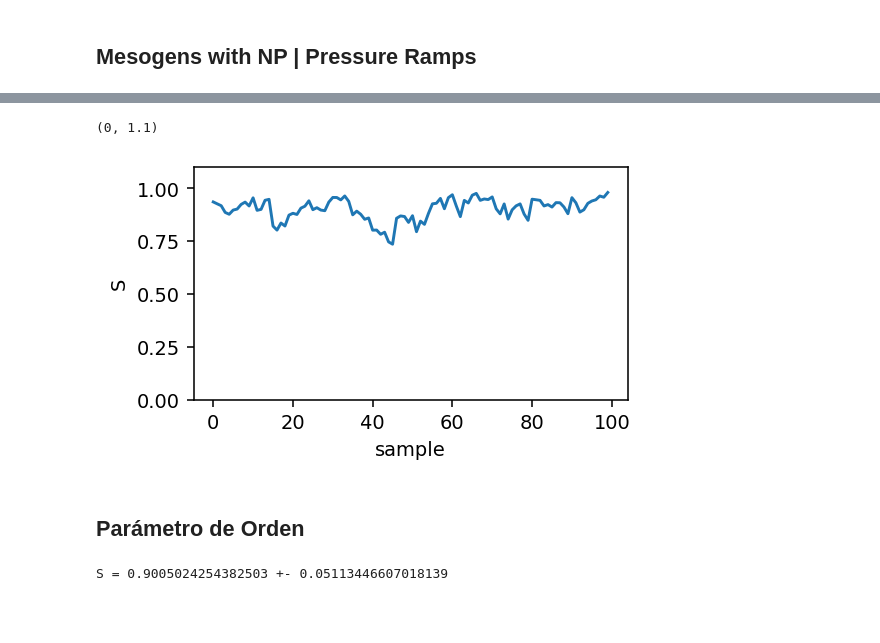
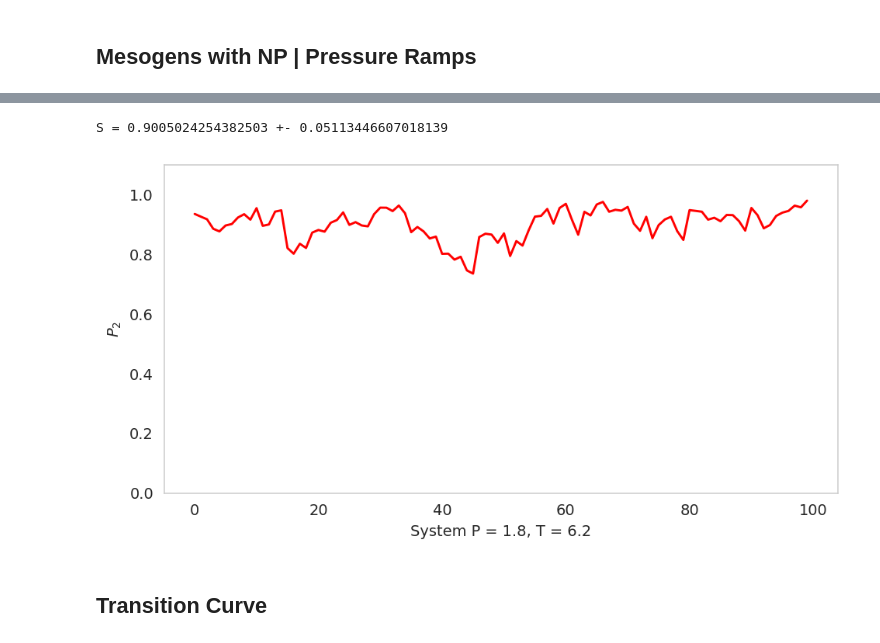
Before and after one commit to emmanuellfc/NP-with-Liquid-Crystals, a Jupyter notebook: Sigma = 2.5/P_23/Equilibriums/Orientation Analysis.ipynb, the cells around one changed output, grey strips where cells are left out. Saved outputs shown, nothing was run; the diff lists cells and outputs as text; code cells hidden in the pictures; blank space fills up the shorter version.

Commit message:
Orientation Analysis Update

```diff
--- a/Sigma = 2.5/P_23/Equilibriums/Orientation Analysis.ipynb
+++ b/Sigma = 2.5/P_23/Equilibriums/Orientation Analysis.ipynb
@@ -11,3 +11,6 @@ import gsd
 import gsd.hoomd
 import matplotlib.pyplot as plt
 import numpy
+import orientation_analysis
+import seaborn as sns;
+sns.set_style('whitegrid')
@@ -95,17 +28,22 @@ def sList(t):
 # %%
 t1 = gsd.hoomd.open(ramp_file, 'rb')
+# %%
+s1 = orientation_analysis.sList(t1)
+# %%
+mean_s = numpy.mean(s1);
+std_s = numpy.std(s1);
+print("S =", mean_s,"+-",std_s)
+# %% [output]
+S = 0.9005024254382503 +- 0.05113446607018139
 # %%
 plt.figure(figsize=(8,4), dpi=140);
-
-s1= sList(t1)
 plt.plot(numpy.arange(len(s1)), s1, 'r');
 
 plt.xlabel('System ' + 'P = ' + str(press) + ', T = ' + str(temp));
 plt.ylabel('$P_{2}$');
 plt.ylim((0,1.1))
 plt.grid()
 
 plt.show()
 # %% [output]
-(0, 1.1)
-[figure, old version]
+[figure, new version]
@@ -115,6 +50,2 @@ std_s = numpy.std(s1);
-# %% [markdown]
-## Parámetro de Orden
-# %%
-print("S =", mean_s,"+-",std_s)
-# %% [output]
-S = 0.9005024254382503 +- 0.05113446607018139
+# %% [markdown]
+## Transition Curve
```
Also changed, not shown: parts of 11 cells of this notebook, 31 other files.
